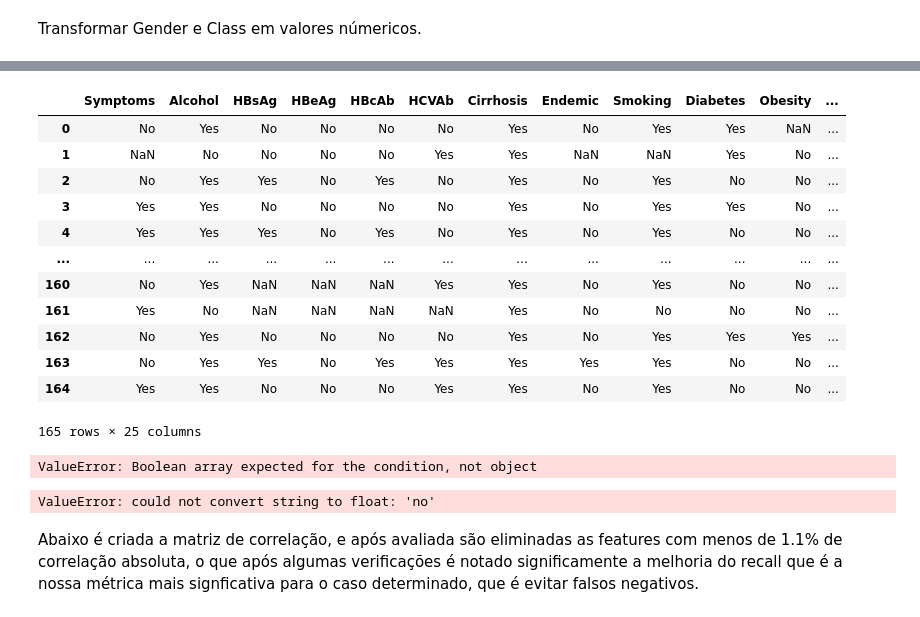
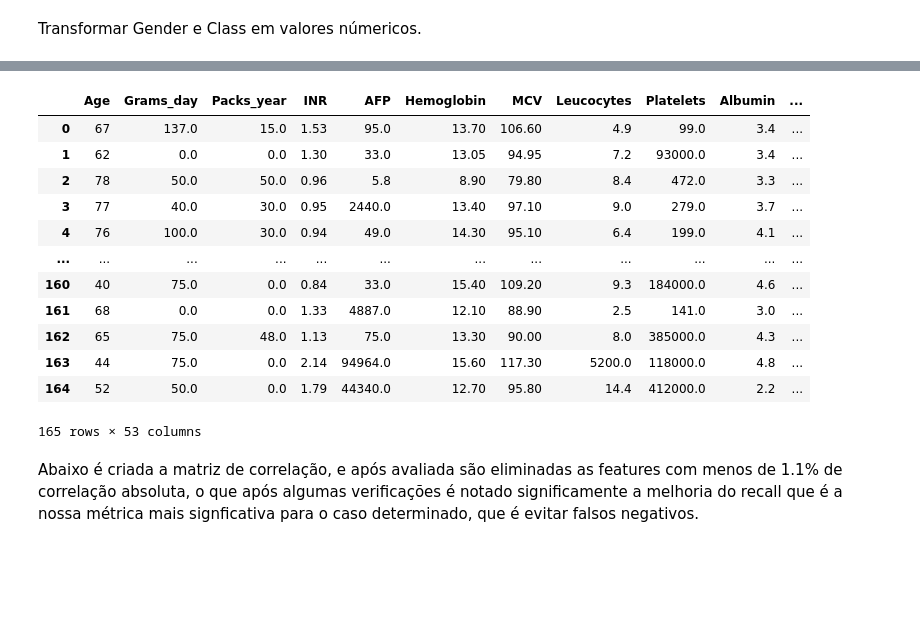
Before and after one commit to abrunhosa16/data_science_project_eicd, a Jupyter notebook: main.ipynb, the cells around one changed output, grey strips where cells are left out. Drawn from its saved outputs; the diff is of its cells as text; code cells hidden in the pictures; blank space fills up the shorter version.

```diff
--- a/main.ipynb
+++ b/main.ipynb
@@ -203,54 +239,27 @@ df
-# %%
-categorical_features.remove('Gender')
-categorical_features.remove('Class')
-categorical_features.remove('PS')
-categorical_features.remove('Encephalopathy')
-categorical_features.remove('Ascites')
-
-
-df[categorical_features]
-# %% [output]
-|  | Symptoms | Alcohol | HBsAg | HBeAg | HBcAb | HCVAb | Cirrhosis | Endemic | Smoking | Diabetes | Obesity | ... |
-| 0 | No | Yes | No | No | No | No | Yes | No | Yes | Yes | NaN | ... |
-| 1 | NaN | No | No | No | No | Yes | Yes | NaN | NaN | Yes | No | ... |
-| 2 | No | Yes | Yes | No | Yes | No | Yes | No | Yes | No | No | ... |
-| 3 | Yes | Yes | No | No | No | No | Yes | No | Yes | Yes | No | ... |
-| 4 | Yes | Yes | Yes | No | Yes | No | Yes | No | Yes | No | No | ... |
-| ... | ... | ... | ... | ... | ... | ... | ... | ... | ... | ... | ... | ... |
-| 160 | No | Yes | NaN | NaN | NaN | Yes | Yes | No | Yes | No | No | ... |
-| 161 | Yes | No | NaN | NaN | NaN | NaN | Yes | No | No | No | No | ... |
-| 162 | No | Yes | No | No | No | No | Yes | No | Yes | Yes | Yes | ... |
-| 163 | No | Yes | Yes | No | Yes | Yes | Yes | Yes | Yes | No | No | ... |
-| 164 | Yes | Yes | No | No | No | Yes | Yes | No | Yes | No | No | ... |
-165 rows × 25 columns
 # %%
-
-
-df = pd.get_dummies(df, columns=df[categorical_features], drop_first=True, dtype=float)
+df = pd.get_dummies(df, columns=df.columns[:22], drop_first=True, dtype=float)
 df = pd.get_dummies(df, columns=['PS'], dtype=float)
 
 target = 'Class'
 cols = [col for col in df.columns if col != target]
 cols.append(target)
 df = df.reindex(columns=cols)
 
 df
 # %% [output]
+|  | Age | Grams_day | Packs_year | INR | AFP | Hemoglobin | MCV | Leucocytes | Platelets | Albumin | ... |
+| 0 | 67 | 137.0 | 15.0 | 1.53 | 95.0 | 13.70 | 106.60 | 4.9 | 99.0 | 3.4 | ... |
+| 1 | 62 | 0.0 | 0.0 | 1.30 | 33.0 | 13.05 | 94.95 | 7.2 | 93000.0 | 3.4 | ... |
+| 2 | 78 | 50.0 | 50.0 | 0.96 | 5.8 | 8.90 | 79.80 | 8.4 | 472.0 | 3.3 | ... |
+| 3 | 77 | 40.0 | 30.0 | 0.95 | 2440.0 | 13.40 | 97.10 | 9.0 | 279.0 | 3.7 | ... |
+| 4 | 76 | 100.0 | 30.0 | 0.94 | 49.0 | 14.30 | 95.10 | 6.4 | 199.0 | 4.1 | ... |
+| ... | ... | ... | ... | ... | ... | ... | ... | ... | ... | ... | ... |
+| 160 | 40 | 75.0 | 0.0 | 0.84 | 33.0 | 15.40 | 109.20 | 9.3 | 184000.0 | 4.6 | ... |
+| 161 | 68 | 0.0 | 0.0 | 1.33 | 4887.0 | 12.10 | 88.90 | 2.5 | 141.0 | 3.0 | ... |
+| 162 | 65 | 75.0 | 48.0 | 1.13 | 75.0 | 13.30 | 90.00 | 8.0 | 385000.0 | 4.3 | ... |
+| 163 | 44 | 75.0 | 0.0 | 2.14 | 94964.0 | 15.60 | 117.30 | 5200.0 | 118000.0 | 4.8 | ... |
+| 164 | 52 | 50.0 | 0.0 | 1.79 | 44340.0 | 12.70 | 95.80 | 14.4 | 412000.0 | 2.2 | ... |
-ValueError: Boolean array expected for the condition, not object
+165 rows × 53 columns
-# %%
-from sklearn.impute import KNNImputer
-
-# Inicializando o KNNImputer
-imputer = KNNImputer(n_neighbors=6, weights="distance")  # Você pode ajustar o número de vizinhos conforme necessário
-
-# Aplicando o imputer ao DataFrame
-df_imputed = imputer.fit_transform(df)
-
-# Convertendo o resultado de volta para um DataFrame do Pandas
-df_imputed = pd.DataFrame(df_imputed, columns=df.columns)
-print("\nDataFrame após imputação com KNN:\n", df_imputed)
-# %% [output]
-ValueError: could not convert string to float: 'no'
 # %% [markdown]
 Abaixo é criada a matriz de correlação, e após avaliada são eliminadas as features com menos de 1.1% de correlação absoluta, o que após algumas verificações é notado significamente a melhoria do recall que é a nossa métrica mais signficativa para o caso determinado, que é evitar falsos negativos.
 # %%
```
Also changed, not shown: parts of 18 cells of this notebook.
